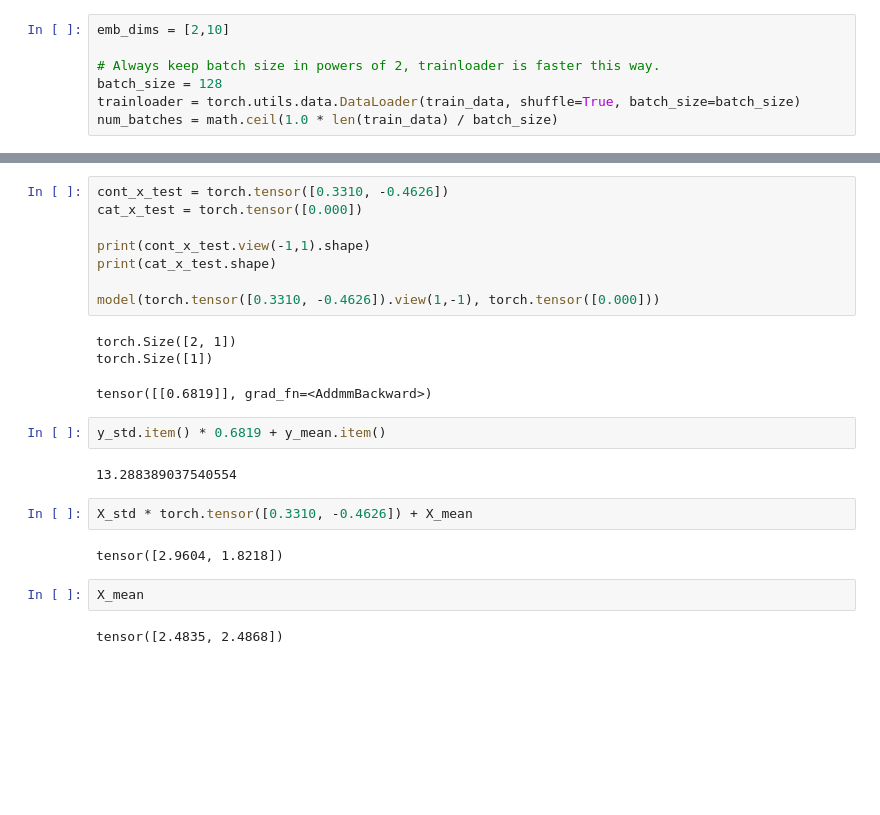
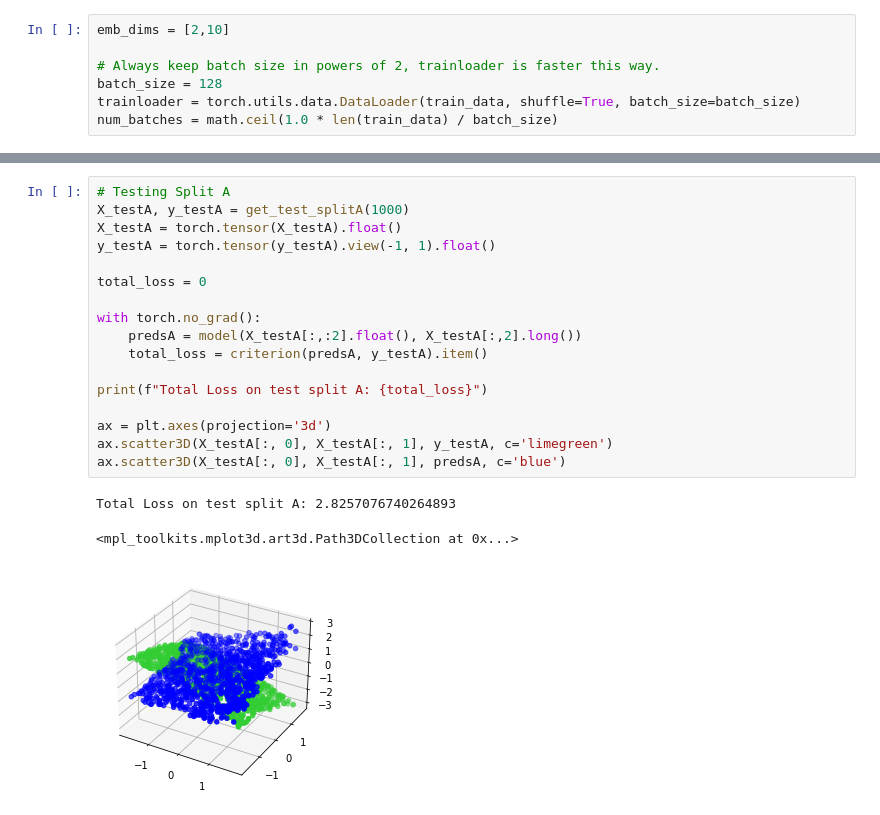
Before and after one commit to clrkwng/exploring_compositionality, a Jupyter notebook: running_nb.ipynb, the cells around one changed output, grey strips where cells are left out. Cells and saved outputs as stored; diff of their text form; blank space fills up the shorter version.

```diff
--- a/running_nb.ipynb
+++ b/running_nb.ipynb
@@ -146,24 +109,21 @@ tensor([ 0.3310, -0.4626,  0.0000])
-# %%
-cont_x_test = torch.tensor([0.3310, -0.4626])
-cat_x_test = torch.tensor([0.000])
-
-print(cont_x_test.view(-1,1).shape)
-print(cat_x_test.shape)
-
-model(torch.tensor([0.3310, -0.4626]).view(1,-1), torch.tensor([0.000]))
-# %% [output]
-torch.Size([2, 1])
-torch.Size([1])
-tensor([[0.6819]], grad_fn=<AddmmBackward>)
-# %%
-y_std.item() * 0.6819 + y_mean.item()
-# %% [output]
-13.288389037540554
-# %%
-X_std * torch.tensor([0.3310, -0.4626]) + X_mean
-# %% [output]
-tensor([2.9604, 1.8218])
-# %%
-X_mean
-# %% [output]
-tensor([2.4835, 2.4868])
+# %%
+# Testing Split A
+X_testA, y_testA = get_test_splitA(1000)
+X_testA = torch.tensor(X_testA).float()
+y_testA = torch.tensor(y_testA).view(-1, 1).float()
+
+total_loss = 0
+
+with torch.no_grad():
+    predsA = model(X_testA[:,:2].float(), X_testA[:,2].long())
+    total_loss = criterion(predsA, y_testA).item()
+
+print(f"Total Loss on test split A: {total_loss}")
+
+ax = plt.axes(projection='3d')
+ax.scatter3D(X_testA[:, 0], X_testA[:, 1], y_testA, c='limegreen')
+ax.scatter3D(X_testA[:, 0], X_testA[:, 1], predsA, c='blue')
+# %% [output]
+Total Loss on test split A: 2.8257076740264893
+<mpl_toolkits.mplot3d.art3d.Path3DCollection at 0x...>
+[figure, added]
```
Also changed, not shown: parts of 11 cells of this notebook, 2 other files.
